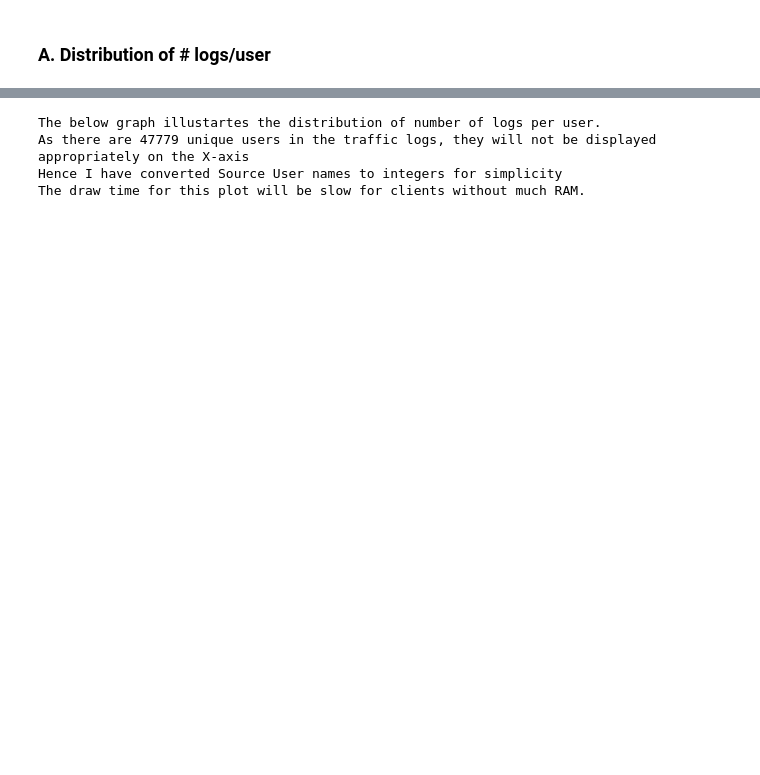
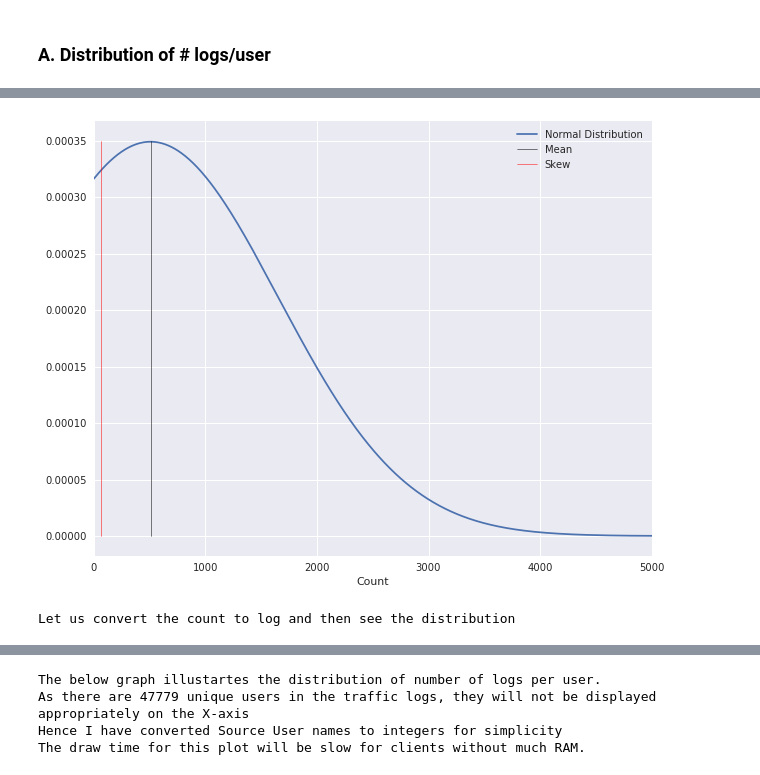
Before and after one commit to darshan-b/Cybersecurity-Analysis, a Jupyter notebook: 10-18.ipynb, the cells around one changed output, grey strips where cells are left out. Cells and saved outputs as stored; diff of their text form; code cells hidden in the pictures; blank space fills up the shorter version.

```diff
--- a/10-18.ipynb
+++ b/10-18.ipynb
@@ -576,0 +643,16 @@ d.Source_User=np.arange(0,len(d))
+# %%
+plt.figure(figsize=(10,8))
+pdf = stats.norm.pdf(d.Count, avg, sp.std(d.Count))
+plt.plot(d.Count, pdf,label='Normal Distribution')
+plt.plot([avg, avg], [0, 0.00035], color='k', linestyle='-', linewidth=0.5,label='Mean')
+plt.plot([skew,skew],[0,0.00035],color='r',linestyle='-',linewidth=0.5,label='Skew')
+plt.xlabel("Count")
+plt.legend()
+plt.xlim(0,5000)
+plt.show()
+# %% [output]
+[figure, added]
+# %%
+print("Let us convert the count to log and then see the distribution")
+# %% [output]
+Let us convert the count to log and then see the distribution
```
Also changed, not shown: parts of 62 cells of this notebook.
